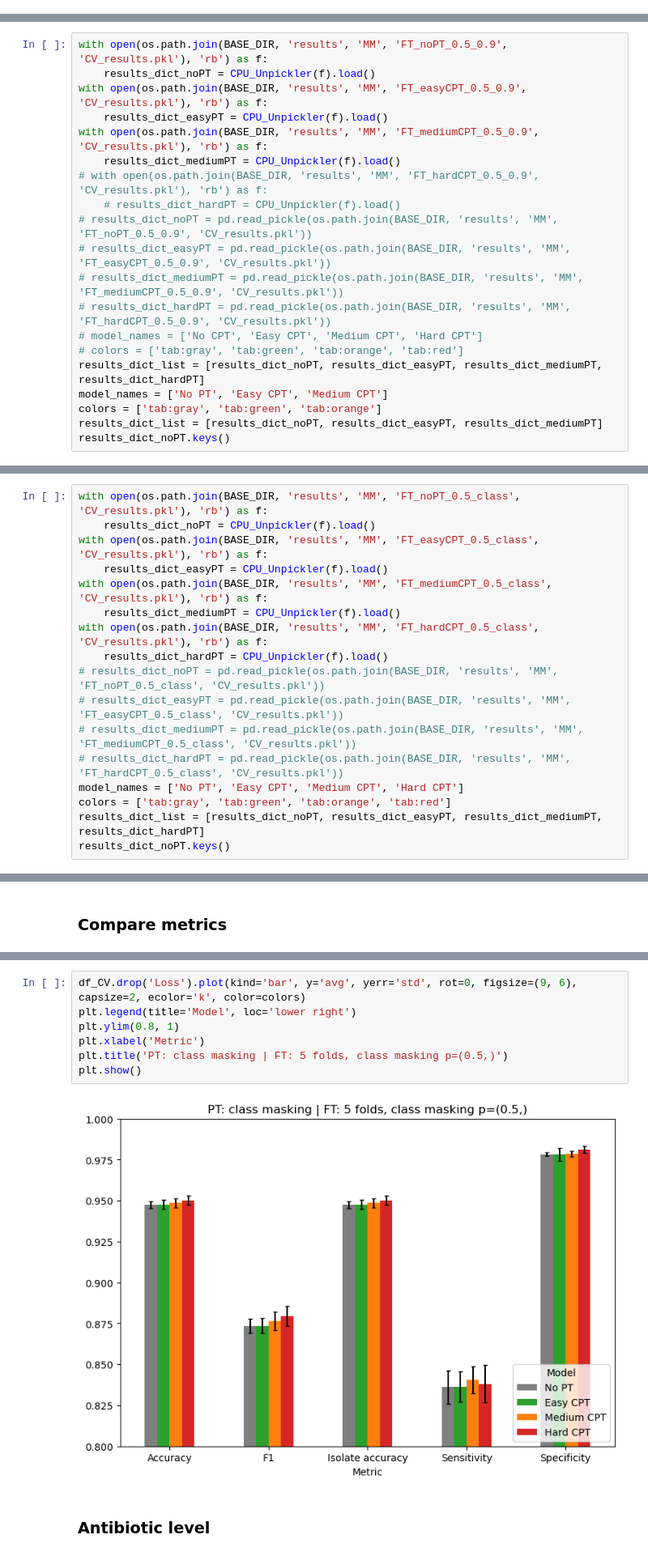
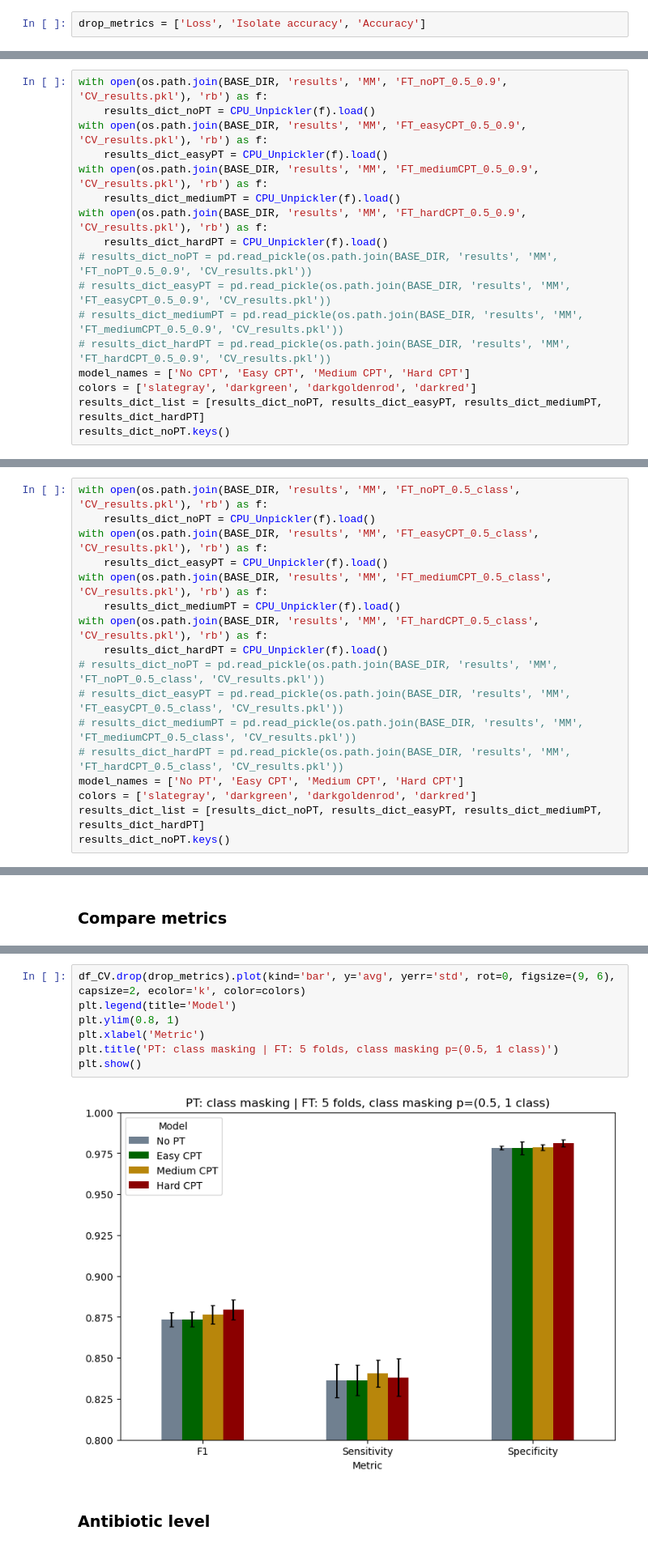
Before and after one commit to jespeols/ARFusion, a Jupyter notebook: CV_analysis.ipynb, the cells around one changed output, grey strips where cells are left out. Shown at 81% size. Drawn from its saved outputs; the diff is of its cells as text.

```diff
--- a/CV_analysis.ipynb
+++ b/CV_analysis.ipynb
@@ -193,6 +273,8 @@ results_dict_noPT.keys()
 dict_keys(['train_losses', 'losses', 'accs', 'iso_accs', 'sensitivities', 'specificities', 'F1_scores', 'iso_stats', 'ab_stats'])
 # %% [markdown]
 ### Compare metrics
+# %%
+drop_metrics = ['Loss', 'Isolate accuracy', 'Accuracy']
 # %%
 df_CV_list = [get_average_and_std_df(results_dict) for results_dict in results_dict_list]
 df_CV = pd.concat(df_CV_list, keys=model_names, names=['model']).reset_index(level=1, drop=True).set_index('metric', append=True).unstack(level=0)
@@ -337,18 +419,15 @@ with open(os.path.join(BASE_DIR, 'results', 'MM', 'FT_easyCPT_0.5_0.9', 'CV_resu
     results_dict_easyPT = CPU_Unpickler(f).load()
 with open(os.path.join(BASE_DIR, 'results', 'MM', 'FT_mediumCPT_0.5_0.9', 'CV_results.pkl'), 'rb') as f:
     results_dict_mediumPT = CPU_Unpickler(f).load()
-# with open(os.path.join(BASE_DIR, 'results', 'MM', 'FT_hardCPT_0.5_0.9', 'CV_results.pkl'), 'rb') as f:
-    # results_dict_hardPT = CPU_Unpickler(f).load()
+with open(os.path.join(BASE_DIR, 'results', 'MM', 'FT_hardCPT_0.5_0.9', 'CV_results.pkl'), 'rb') as f:
+    results_dict_hardPT = CPU_Unpickler(f).load()
 # results_dict_noPT = pd.read_pickle(os.path.join(BASE_DIR, 'results', 'MM', 'FT_noPT_0.5_0.9', 'CV_results.pkl'))
 # results_dict_easyPT = pd.read_pickle(os.path.join(BASE_DIR, 'results', 'MM', 'FT_easyCPT_0.5_0.9', 'CV_results.pkl'))
 # results_dict_mediumPT = pd.read_pickle(os.path.join(BASE_DIR, 'results', 'MM', 'FT_mediumCPT_0.5_0.9', 'CV_results.pkl'))
 # results_dict_hardPT = pd.read_pickle(os.path.join(BASE_DIR, 'results', 'MM', 'FT_hardCPT_0.5_0.9', 'CV_results.pkl'))
-# model_names = ['No CPT', 'Easy CPT', 'Medium CPT', 'Hard CPT']
-# colors = ['tab:gray', 'tab:green', 'tab:orange', 'tab:red']
+model_names = ['No CPT', 'Easy CPT', 'Medium CPT', 'Hard CPT']
+colors = ['slategray', 'darkgreen', 'darkgoldenrod', 'darkred']
 results_dict_list = [results_dict_noPT, results_dict_easyPT, results_dict_mediumPT, results_dict_hardPT]
-model_names = ['No PT', 'Easy CPT', 'Medium CPT']
-colors = ['tab:gray', 'tab:green', 'tab:orange']
-results_dict_list = [results_dict_noPT, results_dict_easyPT, results_dict_mediumPT]
 results_dict_noPT.keys()
 # %% [output]
 dict_keys(['train_losses', 'losses', 'accs', 'iso_accs', 'sensitivities', 'specificities', 'F1_scores', 'iso_stats', 'ab_stats'])
@@ -407,7 +486,7 @@ with open(os.path.join(BASE_DIR, 'results', 'MM', 'FT_hardCPT_0.5_class', 'CV_re
 # results_dict_mediumPT = pd.read_pickle(os.path.join(BASE_DIR, 'results', 'MM', 'FT_mediumCPT_0.5_class', 'CV_results.pkl'))
 # results_dict_hardPT = pd.read_pickle(os.path.join(BASE_DIR, 'results', 'MM', 'FT_hardCPT_0.5_class', 'CV_results.pkl'))
 model_names = ['No PT', 'Easy CPT', 'Medium CPT', 'Hard CPT']
-colors = ['tab:gray', 'tab:green', 'tab:orange', 'tab:red']
+colors = ['slategray', 'darkgreen', 'darkgoldenrod', 'darkred']
 results_dict_list = [results_dict_noPT, results_dict_easyPT, results_dict_mediumPT, results_dict_hardPT]
 results_dict_noPT.keys()
 # %% [output]
@@ -430,14 +509,14 @@ df_CV
 | Sensitivity | 0.836060 | 0.836449 | 0.840490 | 0.838171 | 0.010292 | 0.009150 | 0.008301 | 0.011392 |
 | Specificity | 0.978393 | 0.978360 | 0.978635 | 0.981268 | 0.001231 | 0.003971 | 0.001701 | 0.002151 |
 # %%
-df_CV.drop('Loss').plot(kind='bar', y='avg', yerr='std', rot=0, figsize=(9, 6), capsize=2, ecolor='k', color=colors)
-plt.legend(title='Model', loc='lower right')
+df_CV.drop(drop_metrics).plot(kind='bar', y='avg', yerr='std', rot=0, figsize=(9, 6), capsize=2, ecolor='k', color=colors)
+plt.legend(title='Model')
 plt.ylim(0.8, 1)
 plt.xlabel('Metric')
-plt.title('PT: class masking | FT: 5 folds, class masking p=(0.5,)')
+plt.title('PT: class masking | FT: 5 folds, class masking p=(0.5, 1 class)')
 plt.show()
 # %% [output]
-[figure, old version]
+[figure, new version]
 # %% [markdown]
 ### Antibiotic level
 # %%
```
Also changed, not shown: parts of 62 cells of this notebook.
